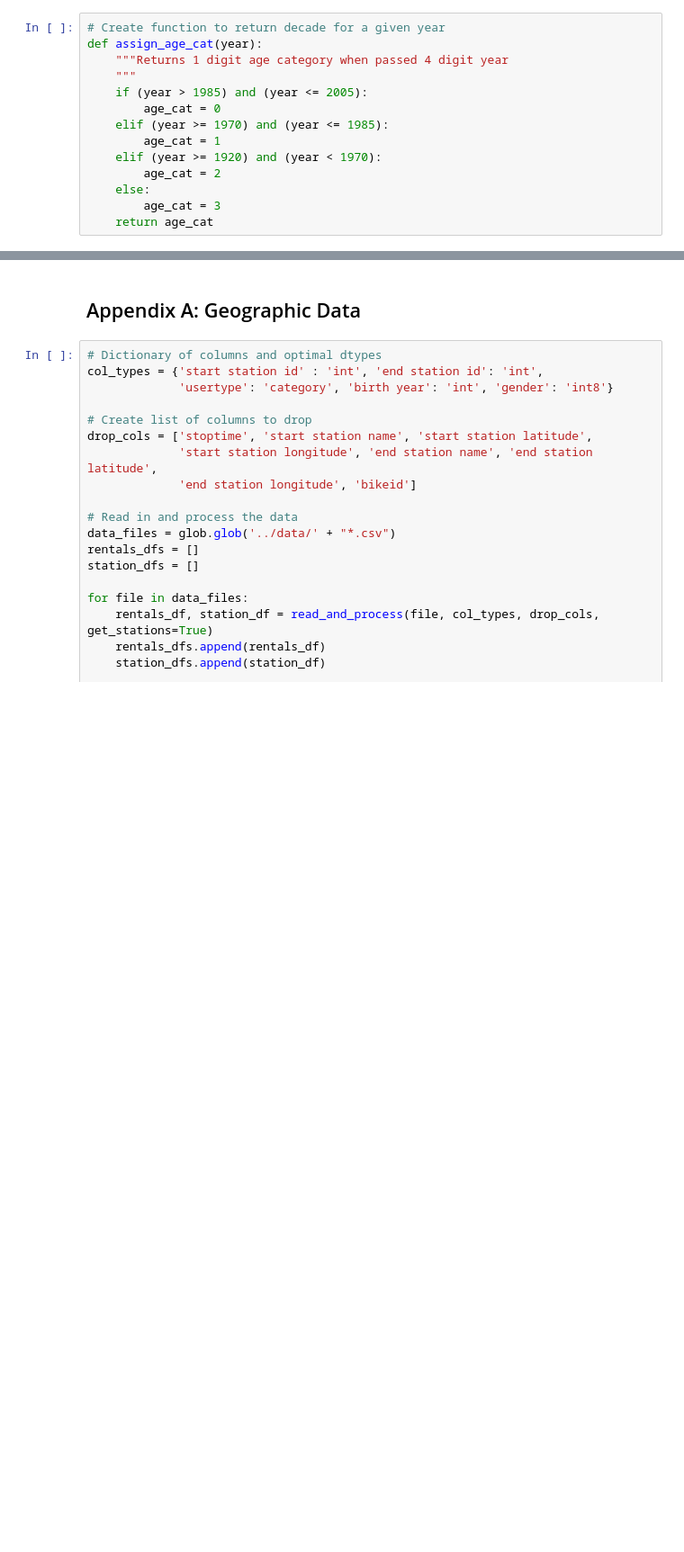
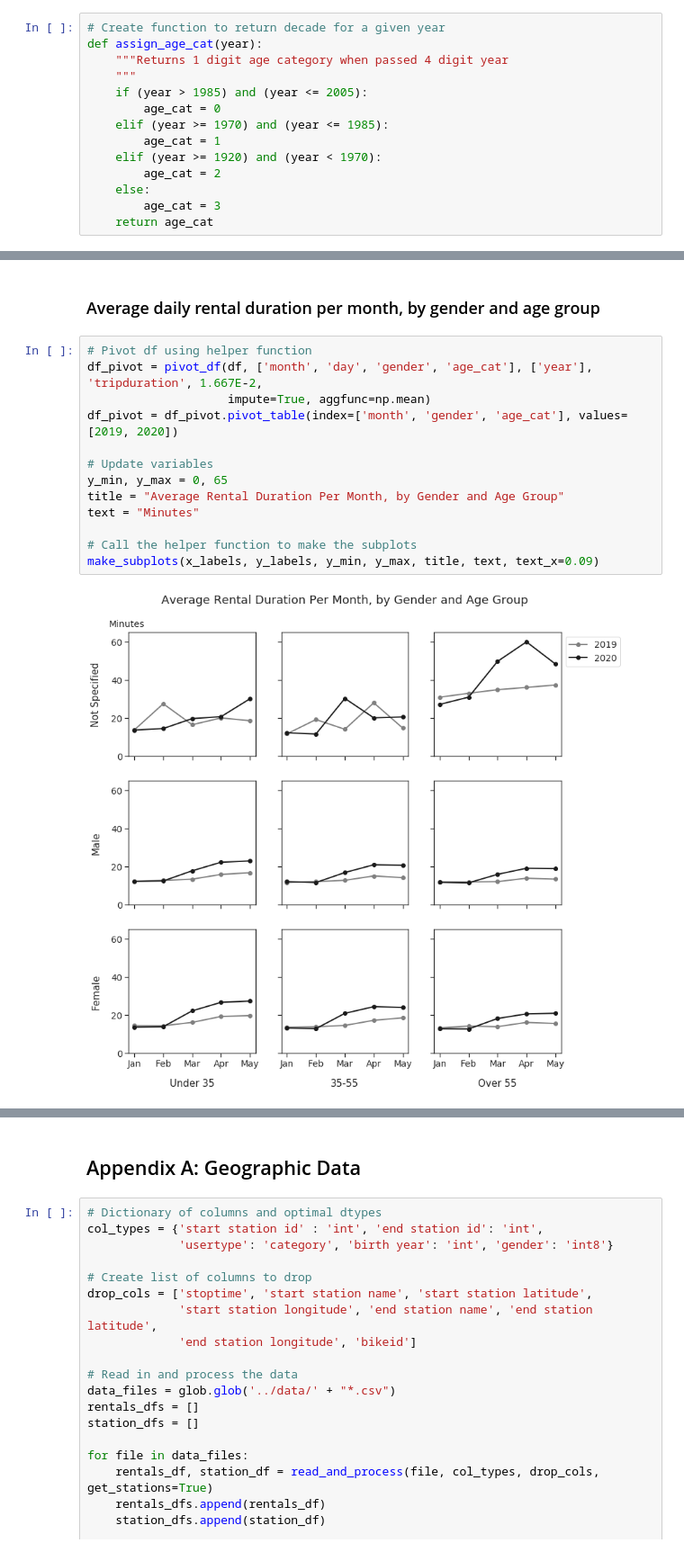
Before and after one commit to stevenrhart/bike-rentals, a Jupyter notebook: notebooks/Covid Impact on Bike Rentals in NYC.ipynb, the cells around one changed output, grey strips where cells are left out. Shown: that part at 90% size. Saved outputs shown, nothing was run; the diff lists cells and outputs as text; blank space fills up the shorter version.

```diff
--- a/notebooks/Covid Impact on Bike Rentals in NYC.ipynb
+++ b/notebooks/Covid Impact on Bike Rentals in NYC.ipynb
@@ -689,0 +761,17 @@ df = df[df.age_cat != 3]
+# %% [markdown]
+### Average daily rental duration per month, by gender and age group
+# %%
+# Pivot df using helper function
+df_pivot = pivot_df(df, ['month', 'day', 'gender', 'age_cat'], ['year'], 'tripduration', 1.667E-2,
+                    impute=True, aggfunc=np.mean)
+df_pivot = df_pivot.pivot_table(index=['month', 'gender', 'age_cat'], values=[2019, 2020])
+
+# Update variables
+y_min, y_max = 0, 65
+title = "Average Rental Duration Per Month, by Gender and Age Group"
+text = "Minutes"
+
+# Call the helper function to make the subplots
+make_subplots(x_labels, y_labels, y_min, y_max, title, text, text_x=0.09)
+# %% [output]
+[figure, added]
```
Also changed, not shown: parts of 21 cells of this notebook, 2 other files.
